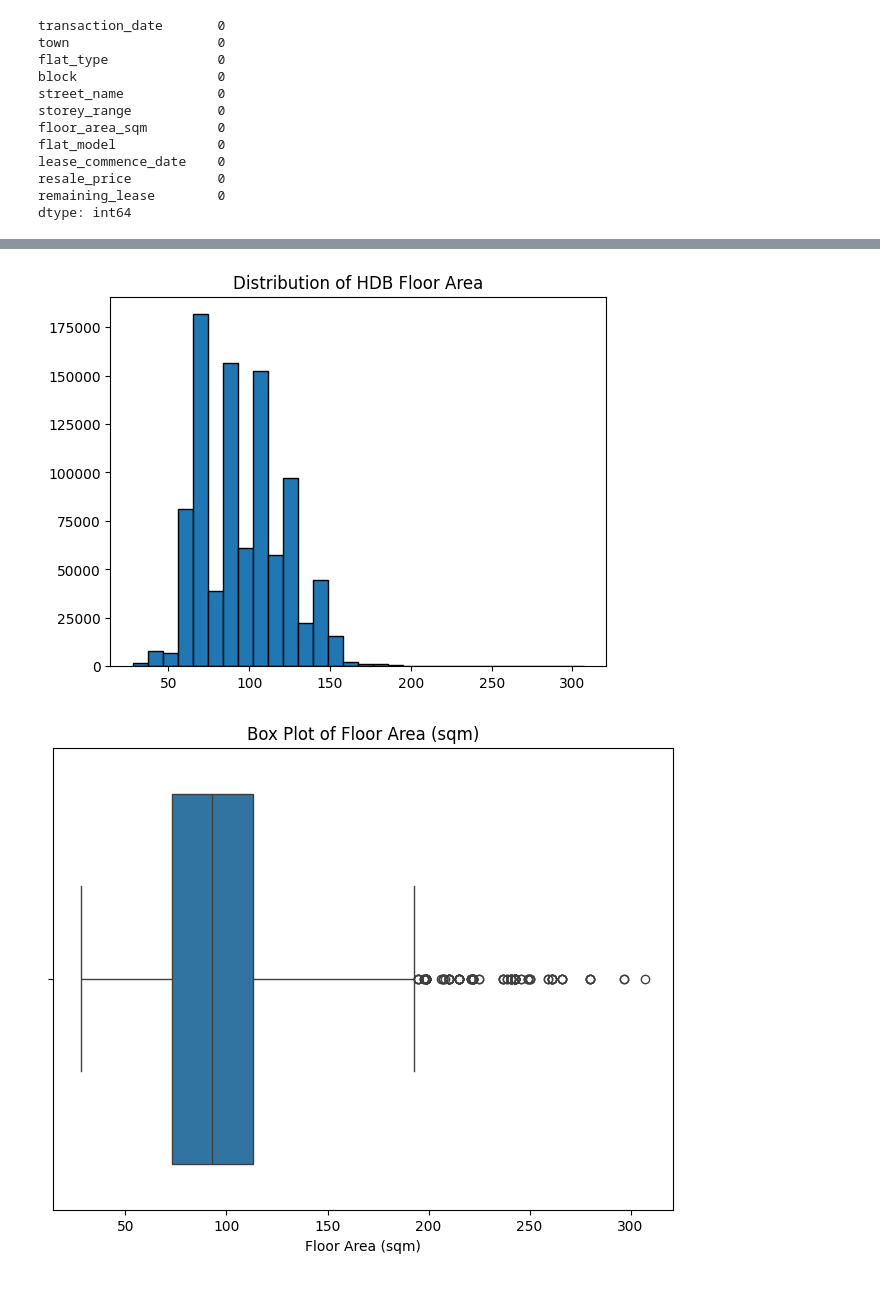
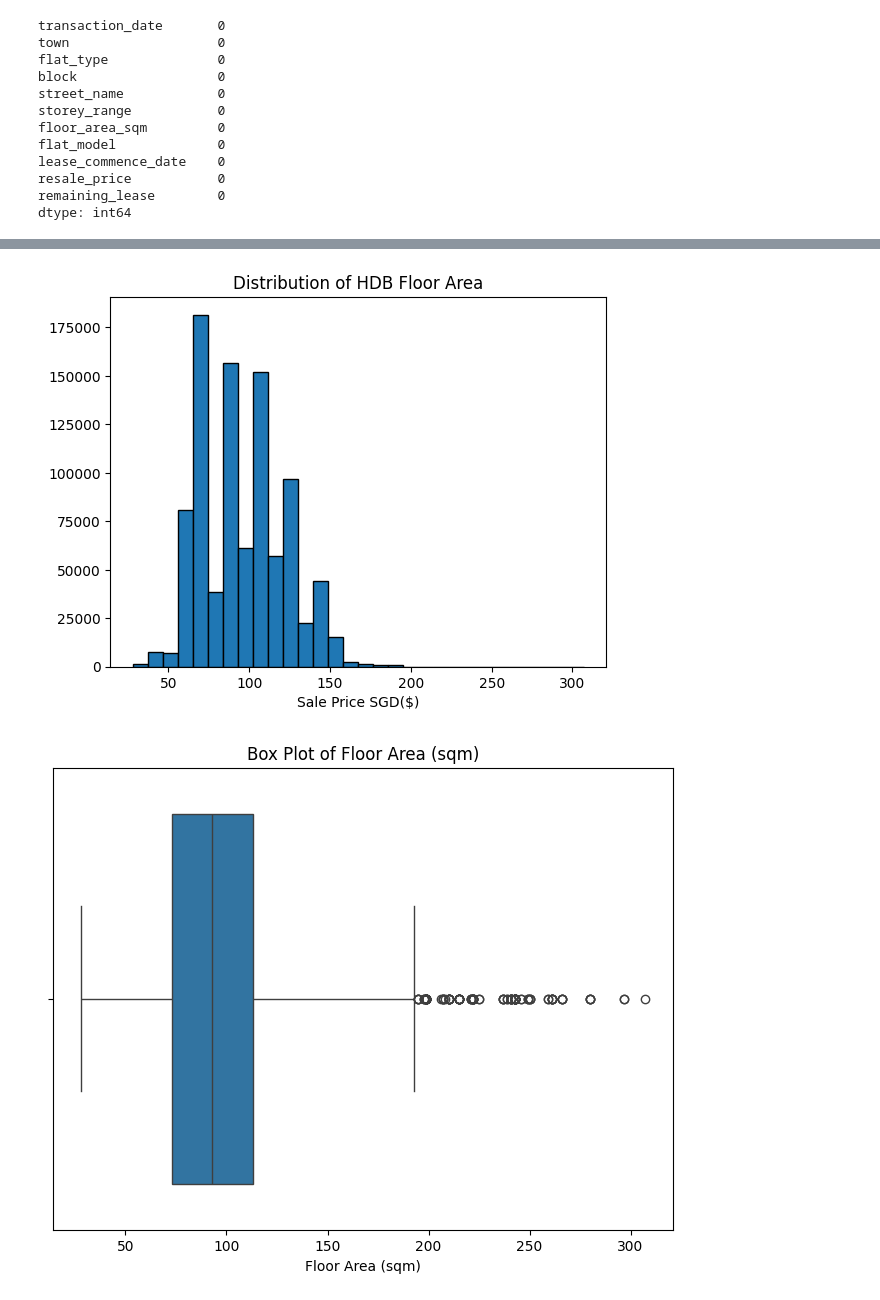
Before and after one commit to wlsoo1214/Analysis-of-HDB-Resale-Prices-in-Singapore, a Jupyter notebook: src/hdb_notebook.ipynb, the cells around one changed output, grey strips where cells are left out. Saved outputs shown, nothing was run; the diff lists cells and outputs as text; code cells hidden in the pictures.

```diff
--- a/src/hdb_notebook.ipynb
+++ b/src/hdb_notebook.ipynb
@@ -276,9 +317,10 @@ prices['remaining_lease'] = pd.to_numeric(prices['remaining_lease'])
 # %%
 plt.hist(prices['floor_area_sqm'], bins=30, edgecolor='black')
 plt.title('Distribution of HDB Floor Area')
+plt.xlabel("Sale Price SGD($)")
 plt.show()
 # %% [output]
-[figure, old version]
+[figure, new version]
 # %%
 plt.figure(figsize=(8, 6))
 sns.boxplot(x=prices['floor_area_sqm'], whis=2)
```
Also changed, not shown: parts of 29 cells of this notebook, 1 other file.
